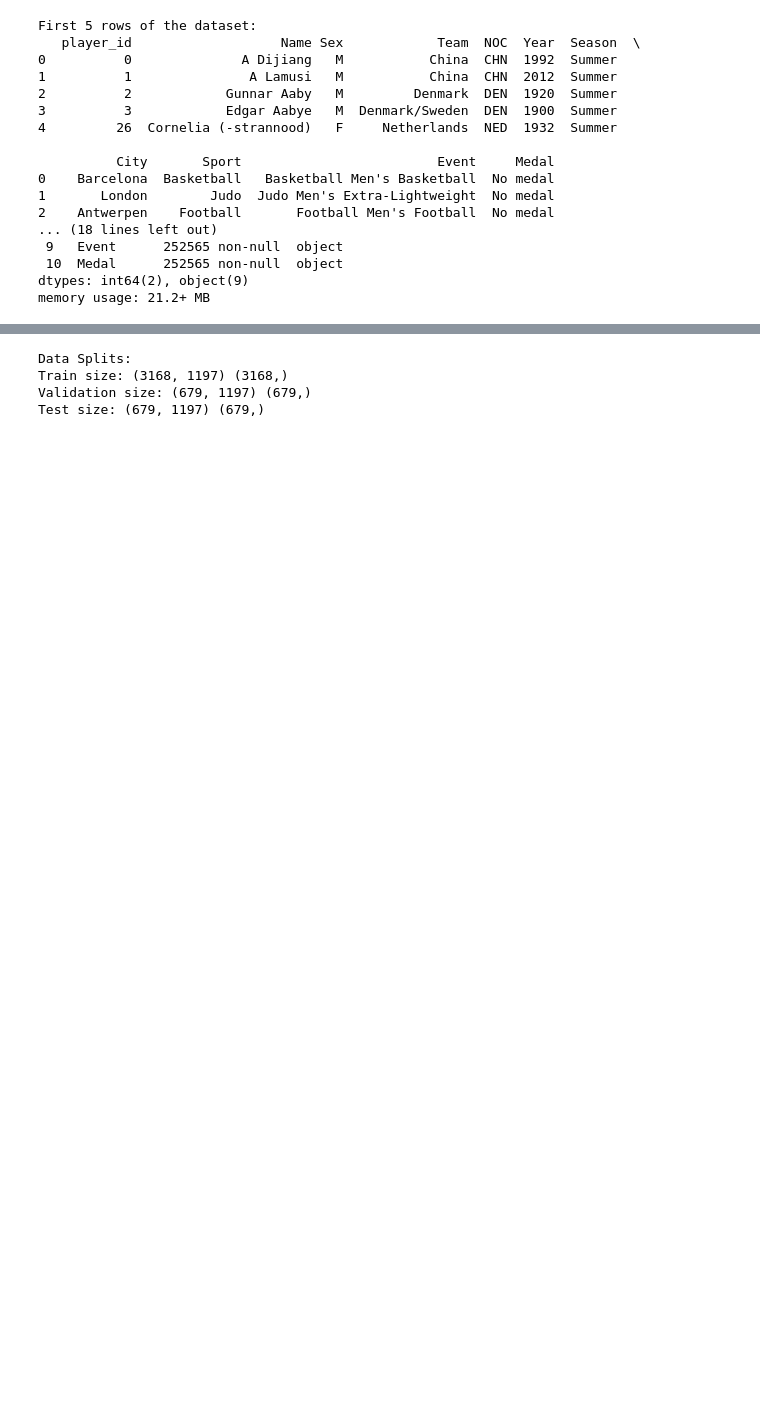
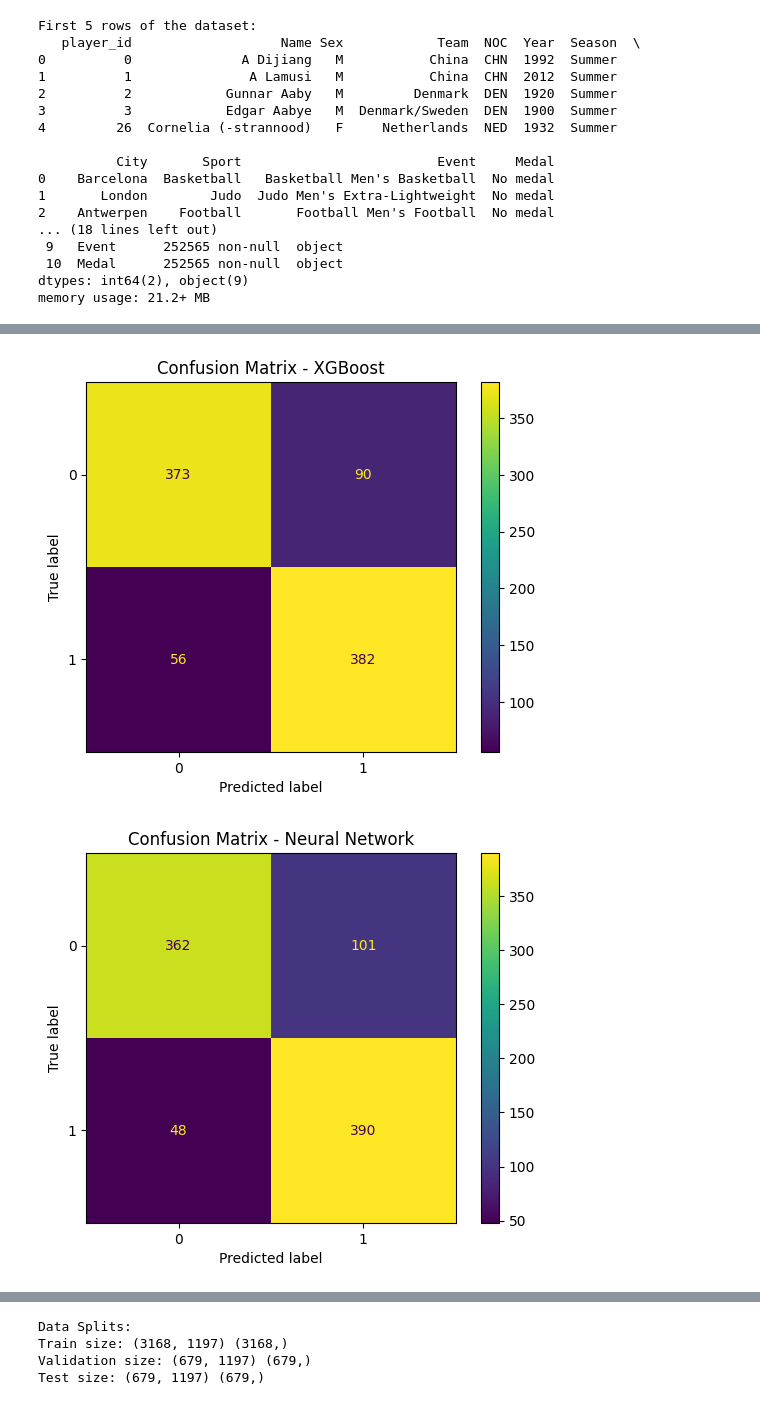
Before and after one commit to tabrezdn1/olympics-medal-prediction, a Jupyter notebook: main.ipynb, the cells around one changed output, grey strips where cells are left out. Cells and saved outputs as stored; diff of their text form; code cells hidden in the pictures; blank space fills up the shorter version.

```diff
--- a/main.ipynb
+++ b/main.ipynb
@@ -46,0 +1254,20 @@ memory usage: 21.2+ MB
+# %%
+#If you also want to tune the Neural Network
+param_grid_nn = {
+    'hidden_layer_sizes': [(50,), (100,), (50, 30), (100, 50)],
+    'activation': ['relu', 'tanh'],
+    'learning_rate_init': [0.001, 0.01, 0.1],
+    'max_iter': [200, 300, 500]
+}
+
+grid_nn = GridSearchCV(
+    estimator=MLPClassifier(random_state=42),
+    param_grid=param_grid_nn,
+    cv=3,
+    scoring='f1',
+    verbose=2
+)
+
+grid_nn.fit(X_train_scaled, y_train)
+print("Best parameters for Neural Network:", grid_nn.best_params_)
+best_nn = grid_nn.best_estimator_
@@ -46,0 +1312,16 @@ memory usage: 21.2+ MB
+# %%
+def plot_confusion_matrix(y_true, y_pred, model_name):
+    ConfusionMatrixDisplay.from_predictions(y_true, y_pred)
+    plt.title(f"Confusion Matrix - {model_name}")
+    plt.show()
+
+# XGBoost Confusion Matrix
+y_xgb_pred = best_xgb.predict(X_test)
+plot_confusion_matrix(y_test, y_xgb_pred, "XGBoost")
+
+# Neural Network Confusion Matrix
+y_nn_pred = best_nn.predict(X_test_scaled)
+plot_confusion_matrix(y_test, y_nn_pred, "Neural Network")
+# %% [output]
+[figure, added]
+[figure, added]
```
Also changed, not shown: parts of 50 cells of this notebook, 1 other file.
